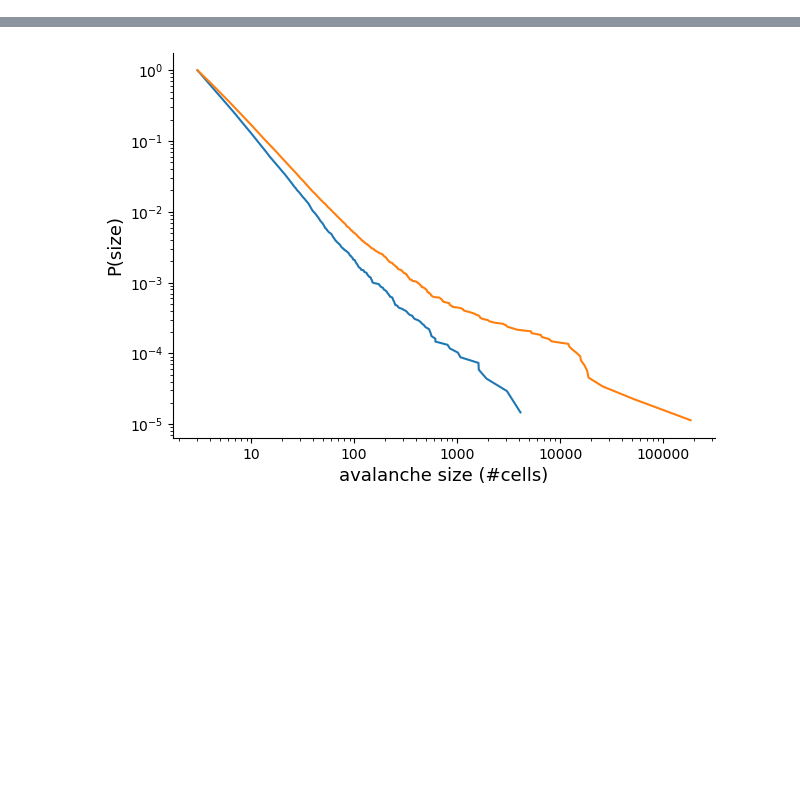
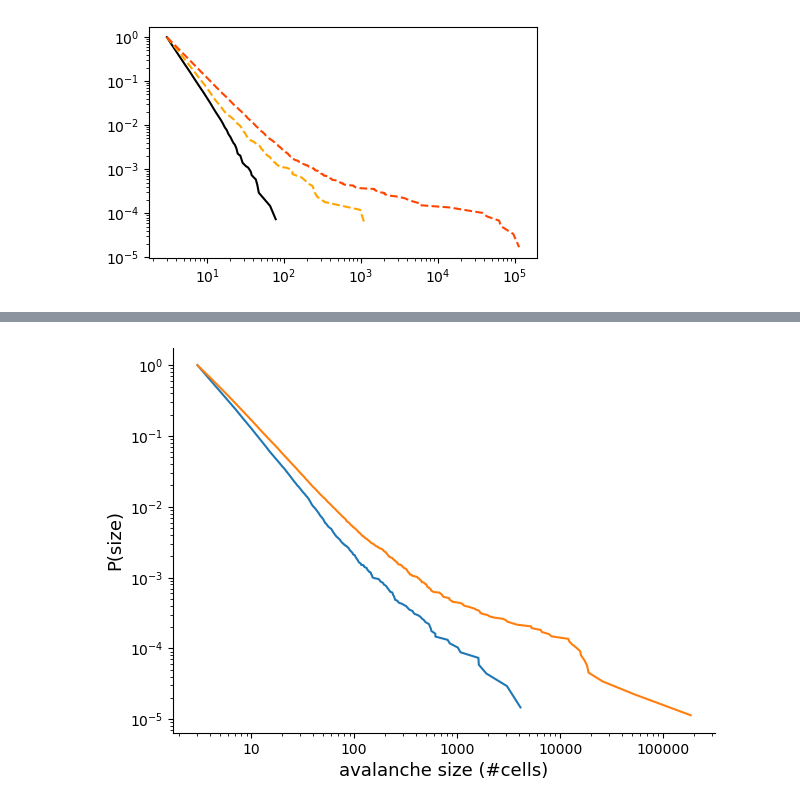
Before and after one commit to dafishcode/suite2p_analysis_py, a Jupyter notebook: Misc4.ipynb, the cells around one changed output, grey strips where cells are left out. Cells and saved outputs as stored; diff of their text form; code cells hidden in the pictures; blank space fills up the shorter version.

```diff
--- a/Misc4.ipynb
+++ b/Misc4.ipynb
@@ -26,3 +39,41 @@ savepath = Fdrop + 'Project/' + experiment + os.sep
+# %%
+# Choose path and create lists of coord and trace files
+
+# Choose path and create lists of coord and trace files
+#---------------------------------------------------------------------------
+experiment = 'PTZ-WILDTYPE'
+os.chdir(Fdrop + 'Project/' + experiment)
+blnlist = sorted(glob.glob('*BLN*_randbase*av.npy*'))
+prelist = sorted(glob.glob('*PTZ20*_preictal*av.npy*'))
+p20list = sorted(glob.glob('*PTZ20*_ictal*av.npy*'))
+
+choose = 0
+bln_distlist = [np.load(blnlist[i])[choose] for i in range(len(blnlist))]
+pre_distlist = [np.load(prelist[i])[choose] for i in range(len(prelist))]
+p20_distlist = [np.load(p20list[i])[choose] for i in range(len(p20list))]
+bln_vec = []
+pre_vec = []
+p20_vec = []
+for i in range(len(bln_distlist)):
+    bln_vec = np.append(bln_vec, bln_distlist[i])
+    pre_vec = np.append(pre_vec, pre_distlist[i])
+    p20_vec = np.append(p20_vec, p20_distlist[i])
+
+import matplotlib
+import powerlaw
+fig, axarr = plt.subplots(figsize = (5,3))
+sns.reset_orig()
+avdistcut = bln_vec
+powerlaw.plot_ccdf(avdistcut, linestyle = '-',linewidth =1.5 , markersize = 1, alpha = 1, c = 'k')
+sns.reset_orig()
+avdistcut = pre_vec
+powerlaw.plot_ccdf(avdistcut, linestyle = '--',linewidth =1.5 , markersize = 1, alpha = 1, c = 'orange')
+avdistcut = p20_vec
+powerlaw.plot_ccdf(avdistcut, linestyle = '--',linewidth =1.5 , markersize = 1, alpha = 1, c = 'orangered')
+
+plt.show()
+# %% [output]
+[figure, added]
 # %%
 import numpy as np
 import matplotlib.pyplot as plt
```
Also changed, not shown: parts of 14 cells of this notebook, 8 other files.
